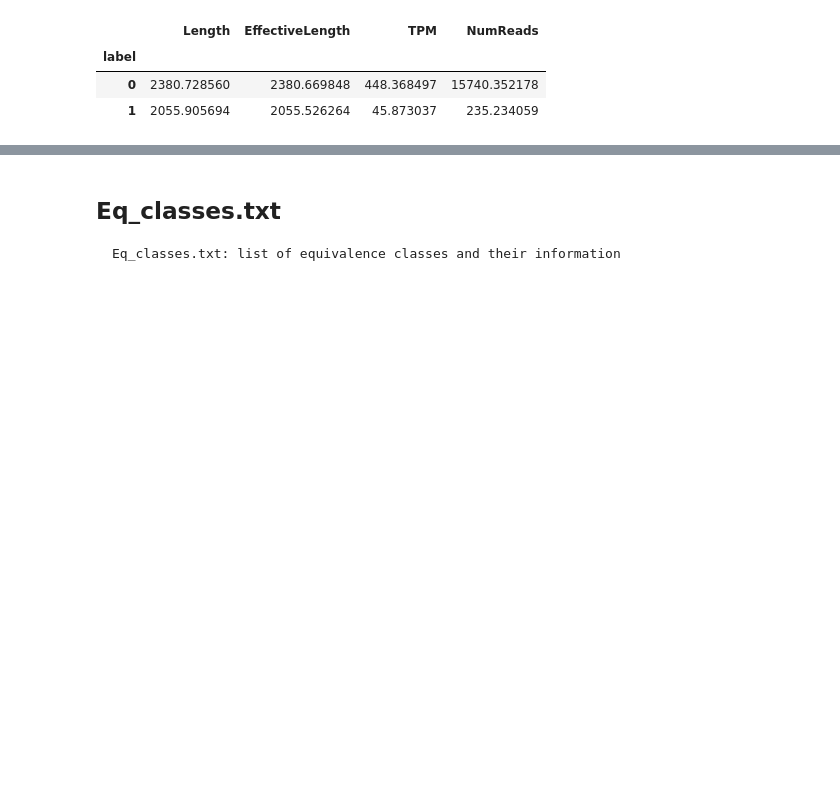
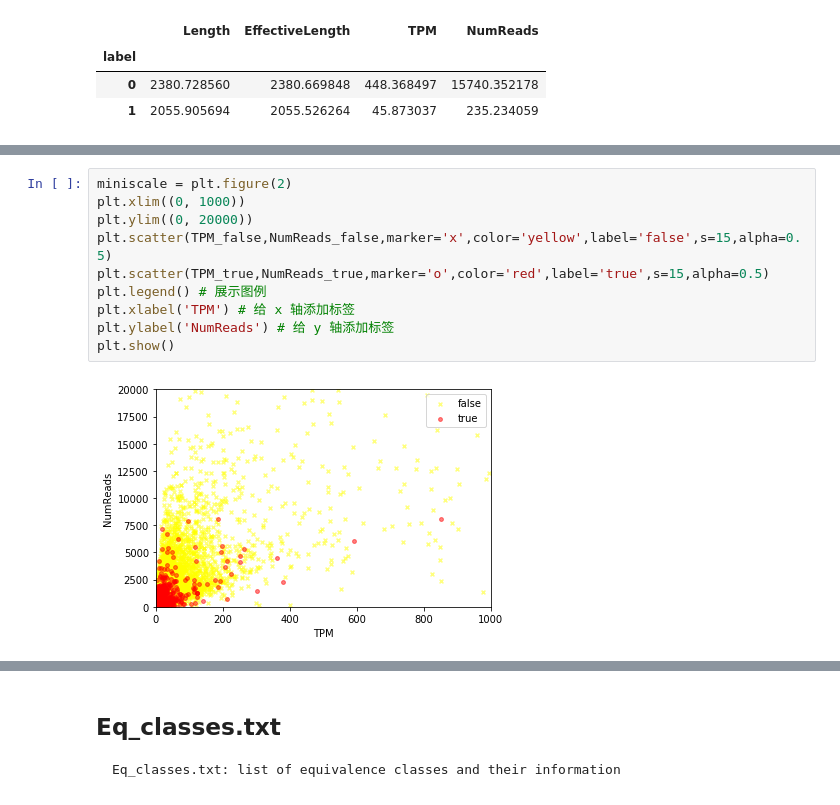
Before and after one commit to weiuniverse/Uncertainty_quantification, a Jupyter notebook: source/Uncertainty_v2.ipynb, the cells around one changed output, grey strips where cells are left out. Drawn from its saved outputs; the diff is of its cells as text; blank space fills up the shorter version.

```diff
--- a/source/Uncertainty_v2.ipynb
+++ b/source/Uncertainty_v2.ipynb
@@ -258,0 +286,12 @@ data.groupby([data.label]).std()
+# %%
+miniscale = plt.figure(2)
+plt.xlim((0, 1000))
+plt.ylim((0, 20000))
+plt.scatter(TPM_false,NumReads_false,marker='x',color='yellow',label='false',s=15,alpha=0.5)
+plt.scatter(TPM_true,NumReads_true,marker='o',color='red',label='true',s=15,alpha=0.5)
+plt.legend() # 展示图例
+plt.xlabel('TPM') # 给 x 轴添加标签
+plt.ylabel('NumReads') # 给 y 轴添加标签
+plt.show()
+# %% [output]
+[figure, added]
```
Also changed, not shown: parts of 39 cells of this notebook.
